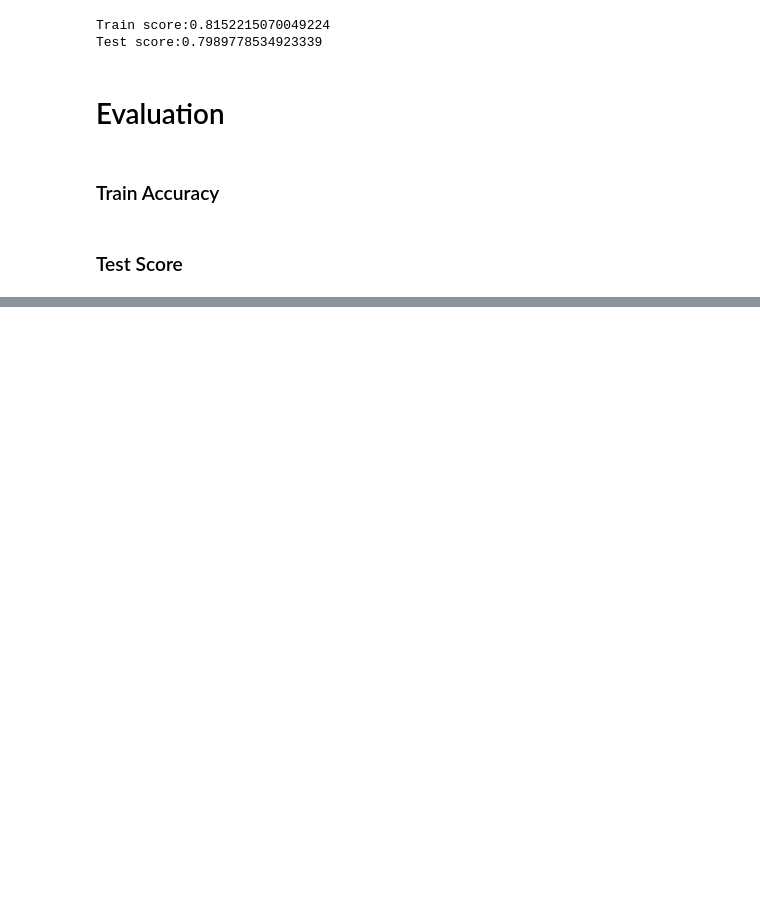
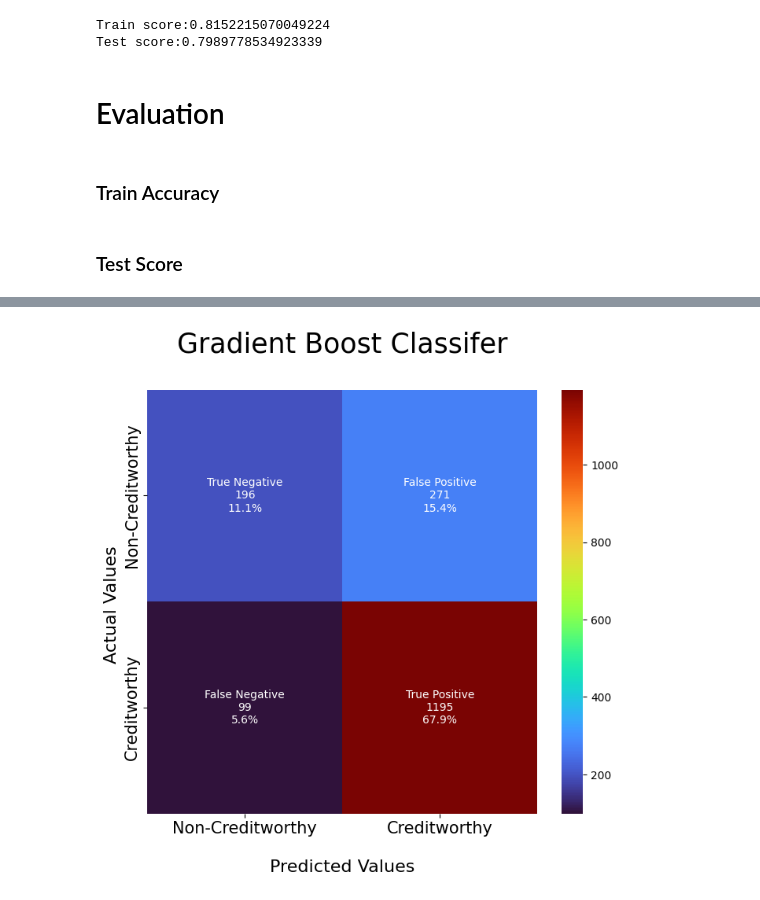
Before and after one commit to jaynaHalai/Telco_customer_churn, a Jupyter notebook: customer_churn_telco.ipynb, the cells around one changed output, grey strips where cells are left out. Cells and saved outputs as stored; diff of their text form; code cells hidden in the pictures; blank space fills up the shorter version.

```diff
--- a/customer_churn_telco.ipynb
+++ b/customer_churn_telco.ipynb
@@ -778,0 +705,4 @@ weighted avg       0.79      0.80      0.79      1761
+# %%
+plot_metric(gbc_matrix,'Gradient Boost Classifer','turbo')
+# %% [output]
+[figure, added]
```
Also changed, not shown: parts of 50 cells of this notebook.
